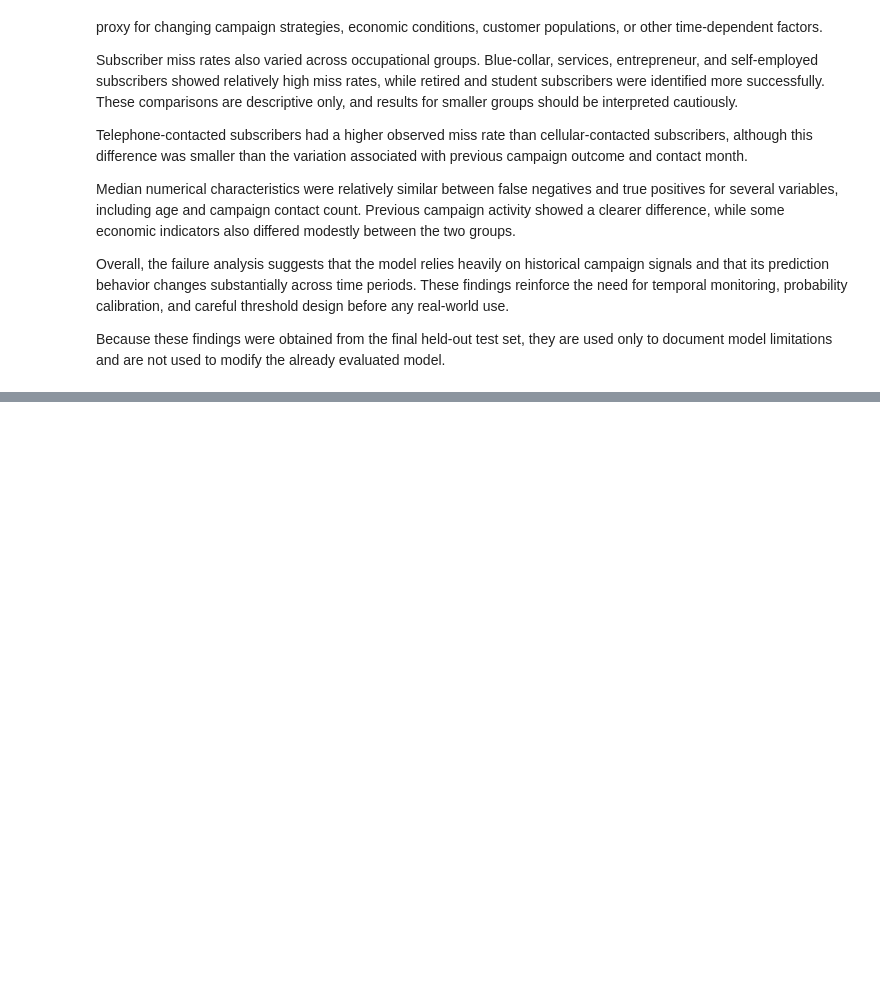
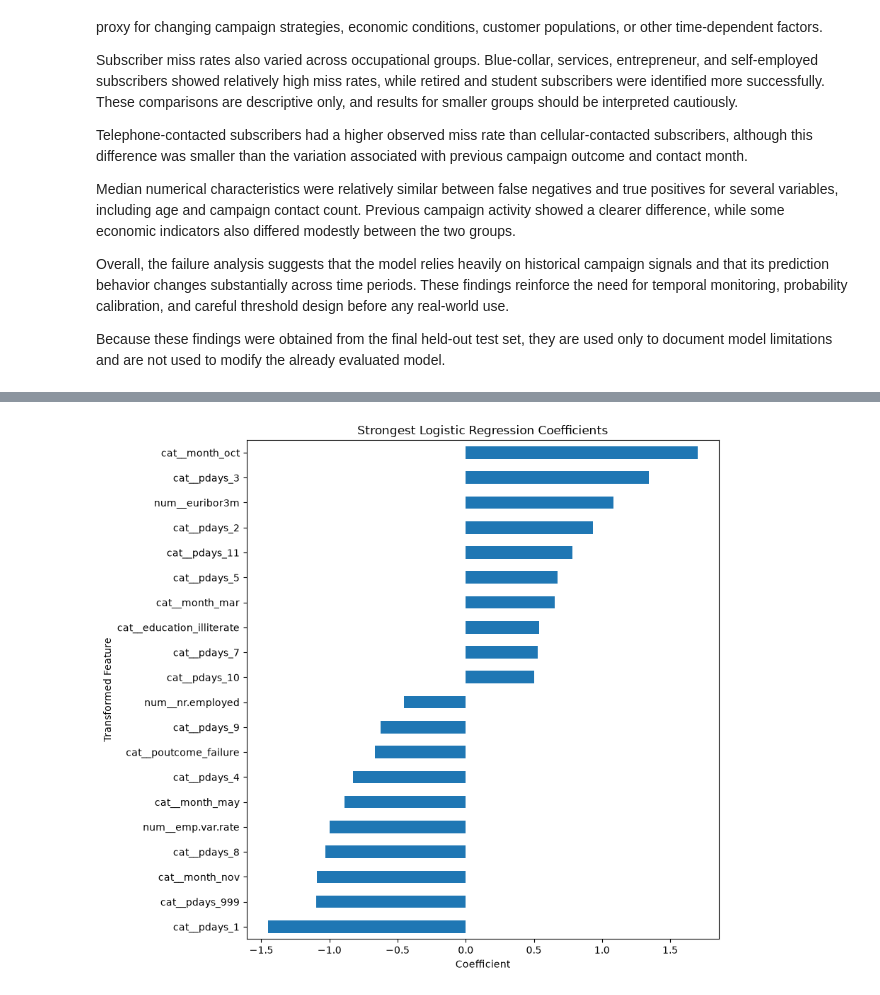
Before and after one commit to NourhanFarag/bank-marketing-subscription-prediction, a Jupyter notebook: notebooks/01_bank_marketing_analysis.ipynb, the cells around one changed output, grey strips where cells are left out. Drawn from its saved outputs; the diff is of its cells as text; code cells hidden in the pictures; blank space fills up the shorter version.

Commit message:
Interpret final logistic regression model

```diff
--- a/notebooks/01_bank_marketing_analysis.ipynb
+++ b/notebooks/01_bank_marketing_analysis.ipynb
@@ -3837,0 +4203,45 @@ Because these findings were obtained from the final held-out test set, they are
+# %%
+coefficient_plot_data = pd.concat([
+    coefficient_table
+    .nsmallest(
+        10,
+        "coefficient"
+    ),
+    coefficient_table
+    .nlargest(
+        10,
+        "coefficient"
+    )
+])
+
+coefficient_plot_data = (
+    coefficient_plot_data
+    .sort_values(
+        "coefficient"
+    )
+)
+
+ax = coefficient_plot_data.plot(
+    x="transformed_feature",
+    y="coefficient",
+    kind="barh",
+    figsize=(9, 8),
+    legend=False
+)
+
+ax.set_title(
+    "Strongest Logistic Regression Coefficients"
+)
+
+ax.set_xlabel(
+    "Coefficient"
+)
+
+ax.set_ylabel(
+    "Transformed Feature"
+)
+
+plt.tight_layout()
+plt.show()
+# %% [output]
+[figure, added]
```
Also changed, not shown: parts of 16 cells of this notebook.
